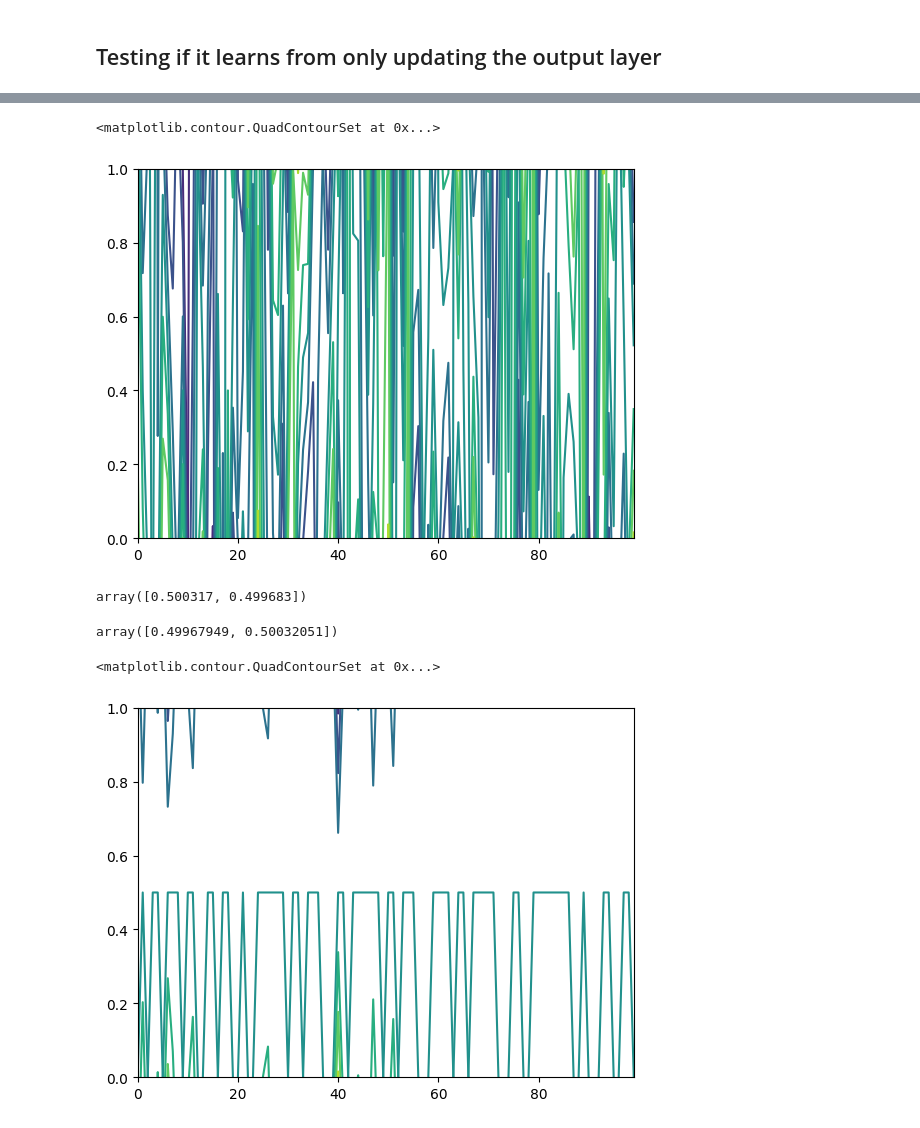
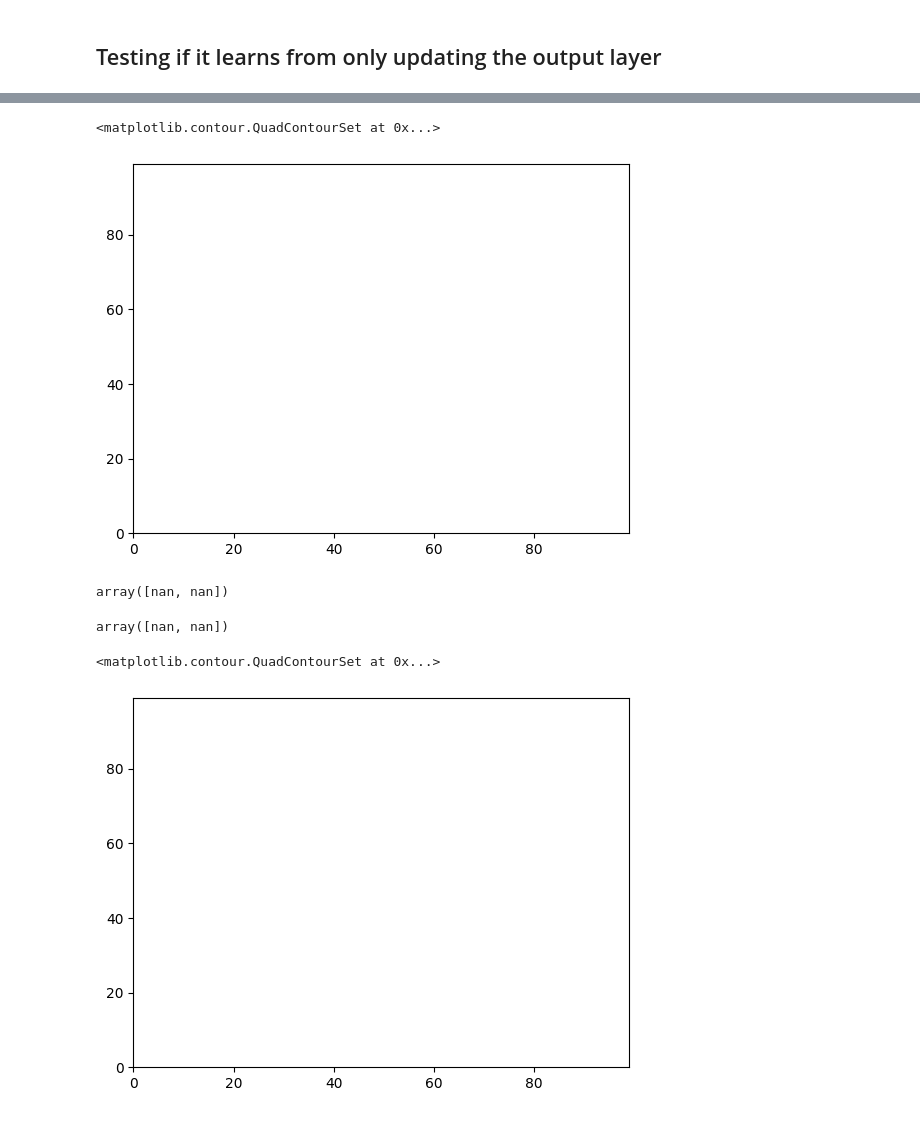
Before and after one commit to magnushelliesen/neural-network, a Jupyter notebook: neural-network.ipynb, the cells around one changed output, grey strips where cells are left out. Cells and saved outputs as stored; diff of their text form; code cells hidden in the pictures.

```diff
--- a/neural-network.ipynb
+++ b/neural-network.ipynb
@@ -37,23 +37,23 @@ data = (*type1_data, *type2_data)
 # %%
 # Let's train it
 for _ in range(50):
-    nn.train(data, 1)
+    nn.train(data, 0.01)
 # %%
-plt.contour(nn.weights[2])
+plt.contour(nn.weights[1])
 # %% [output]
 <matplotlib.contour.QuadContourSet at 0x...>
-[figure, old version]
+[figure, new version]
 # %%
 # It already shows improvement
 nn.predict(array1)
 # %% [output]
-array([0.500317, 0.499683])
+array([nan, nan])
 # %%
 nn.predict(array2)
 # %% [output]
-array([0.49967949, 0.50032051])
+array([nan, nan])
 # %%
-plt.contour(nn.weights[2]-nn._weights0[2])
+plt.contour(nn.weights[1]-nn._weights0[1])
 # %% [output]
 <matplotlib.contour.QuadContourSet at 0x...>
-[figure, old version]
+[figure, new version]
```
Also changed, not shown: parts of 3 cells of this notebook, 1 other file.
